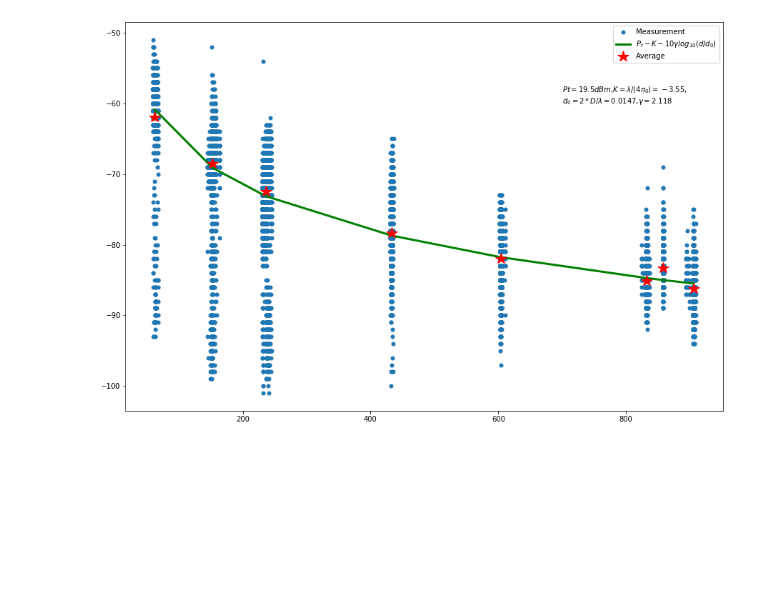
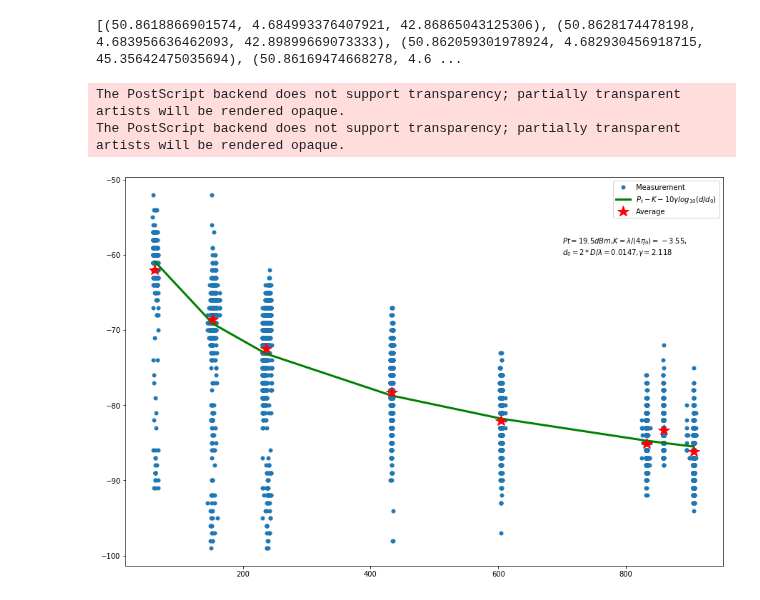
Before and after one commit to ingframin/BroadcastSimulation, a Jupyter notebook: experiments/BS/drone/nov22/logs/Untitled.ipynb, the cells around one changed output. Cells and saved outputs as stored; diff of their text form; code cells hidden in the pictures; blank space fills up the shorter version.

```diff
--- a/experiments/BS/drone/nov22/logs/Untitled.ipynb
+++ b/experiments/BS/drone/nov22/logs/Untitled.ipynb
@@ -57,7 +58,7 @@ def read_drone_data(filename):
         lat = float(ls[1])
         lon = float(ls[2])
         alt = float(ls[3])
-        if alt < 35:
+        if alt < 30:
             continue
 
         strdata = ''.join(ls[4:-1])
@@ -99,8 +100,11 @@ def cluster(data,i=0):
         try:
             clusters[ind][0].append(rd[0])
             clusters[ind][1].append(rd[1])
+            clusters[ind][2].append(rd[2])
+            clusters[ind][3].append(rd[3])
+            clusters[ind][4].append(rd[4])
         except:
-            clusters[ind] = [[rd[0]],[rd[1]]]
+            clusters[ind] = [[rd[0]],[rd[1]],[rd[2]],[rd[3]],[rd[4]]]
     return clusters
 
 def rssi_vs_position(data):
@@ -120,7 +124,7 @@ def rssi_vs_distance(rvp,ref=(50.86227366666667, 4.685484, 46.2)):
     rvd = []
     for rp in rvp:
         d = haversine(ref[0],rp[0],ref[1],rp[1])
-        rvd.append((d,rp[3]))
+        rvd.append((d,rp[3],rp[0],rp[1],rp[2]))
 
     rvd.sort()
     return rvd
@@ -153,40 +157,50 @@ rvd = rssi_vs_distance(rvp)
 clusters = cluster(rvd)
 
 res = []
+points = []
 for k in clusters:
     dist = sum(clusters[k][0])/len(clusters[k][0])
     rssi = sum(clusters[k][1])/len(clusters[k][1])
+    lat = sum(clusters[k][2])/len(clusters[k][2])
+    lon = sum(clusters[k][3])/len(clusters[k][3])
+    alt = sum(clusters[k][4])/len(clusters[k][4])
     res.append((dist,rssi))
+    points.append((lat,lon,alt))
 
+print(points)
 #avg values
 d = [x[0] for x in res]
 r = [x[1] for x in res]
-
+points = [x[0] for x in res]
 #path loss
 pl = [19.5-3.55-10*2.118*log(x/0.0147,10) for x in d]
 
 
+indexes = sample(range(len(rvd)),int(len(rvd)/4))
 
 #points
-rssi = [p[1] for p in rvd]
-dist = [p[0] for p in rvd]
+rssi = [rvd[i][1] for i in indexes]
+dist = [rvd[i][0] for i in indexes]
 pt.rcParams['figure.figsize'] = 15, 10
 pt.plot(dist,rssi,'o',markersize=5,label="Measurement")
 pt.plot(d,pl,'g',linewidth=3.0,label="$P_{t}-K-10\gamma log_{10}(d/d_{0})$")
 pt.plot(d,r,'r*',markersize=16, label = "Average")
 pt.text(700,-60,"$Pt=19.5dBm$,$K=\lambda/(4\pi\d_{0})=-3.55$,\n$d_{0}=2*D/\lambda = 0.0147$,$\gamma=2.118$")
 pt.legend()
-
+pt.savefig('rssi_vs_distance.eps', dpi=300, facecolor='w', edgecolor='w',orientation='portrait')
 pt.show()
 with open('rvd.txt','w') as f:
     for d,r in res:
 
         print(f'{d};{r}',file = f)
 
 with open('rssi_vs_dist.txt','w') as f:
     for rd in rvd:
         print(f'{rd[0]};{rd[1]}',file = f)
 # %% [output]
+[(50.8618866901574, 4.684993376407921, 42.86865043125306), (50.8628174478198, 4.683956636462093, 42.89899669073333), (50.862059301978924, 4.682930456918715, 45.35642475035694), (50.86169474668278, 4.6 ...
+The PostScript backend does not support transparency; partially transparent artists will be rendered opaque.
+The PostScript backend does not support transparency; partially transparent artists will be rendered opaque.
-[figure, old version]
+[figure, new version]
 # %%
 rec = received(dd)
```
Also changed, not shown: parts of 5 cells of this notebook, 10 other files.
